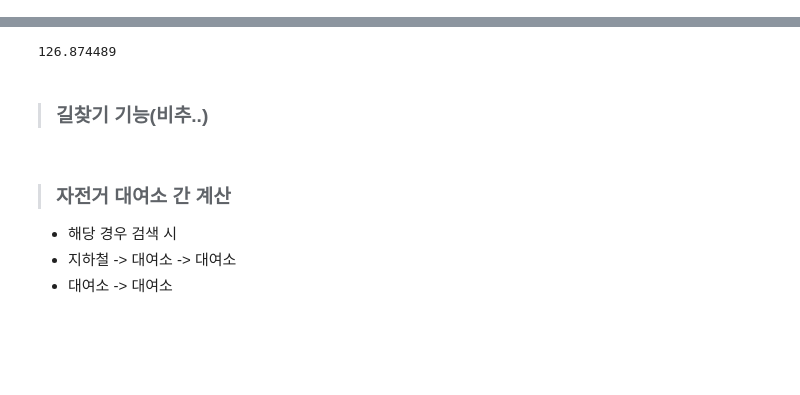
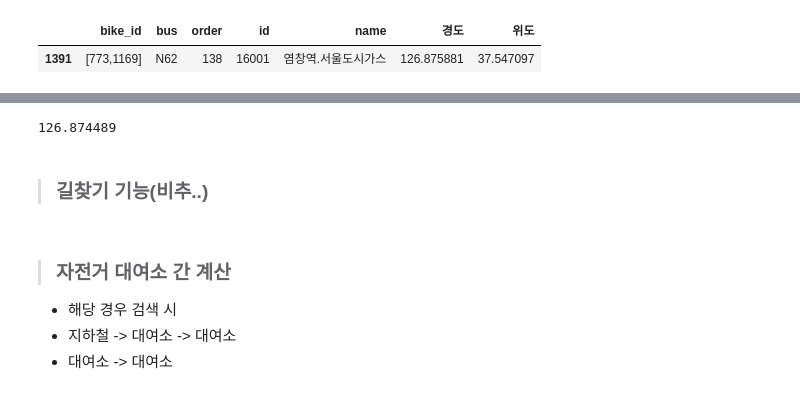
Before and after one commit to yangoos57/dataStudy, a Jupyter notebook: DA/public_bike/moon_light_ddareung/functions.ipynb, the cells around one changed output, grey strips where cells are left out. Cells and saved outputs as stored; diff of their text form; code cells hidden in the pictures; blank space fills up the shorter version.

```diff
--- a/DA/public_bike/moon_light_ddareung/functions.ipynb
+++ b/DA/public_bike/moon_light_ddareung/functions.ipynb
@@ -218,0 +39,81 @@ fig.show()
+# %%
+# 출발, 도착
+starting_point = near_bus[near_bus['name'].str.contains('염창역')] # 버스, 대여소, 역 모두 넣어놓는 리스트로 만들기
+ending_bike = 754
+ending_point = station.query("id==@ending_bike")
+
+def finding_start_end(starting_point,ending_point) :
+    # 목적지 대여소와 가까운 버스 정류장 검색 -> bus_route_near_bike
+    result_km = haversine_np(
+        ending_point["경도"].values,
+        ending_point["위도"].values,
+        near_bus["경도"].values,
+        near_bus["위도"].values,
+    )
+    near_bus_for_dist = near_bus.copy()
+    near_bus_for_dist["dist"] = result_km
+    bus_route_near_bike = (
+        near_bus_for_dist[near_bus_for_dist["dist"] < 1500]
+        .dropna()
+        # .drop_duplicates(subset=["id"])
+        .sort_values(by="id")
+    )
+    # 겹차는 노선 찾기
+    bus_route_inter = np.intersect1d(
+        bus_route_near_bike["bus"].unique(), starting_point["bus"].unique()
+    ).tolist()
+
+    # 검색 결과 없을때 검색 종료
+    if bus_route_inter == [] :
+        print('검색결과 없음')
+        # 정류장,지하철역, 대여소 등 관련 내용이 없으면 station => station 검색 함수로 옮김
+        return print('station_to_station')
+
+    # 겹치는 노선만 들어있는 버스정류장
+    starting_bus = starting_point.query("bus == @bus_route_inter")
+    ending_bus = bus_route_near_bike.query("bus == @bus_route_inter")
+
+
+    # 정류장 시작,종료 지점 모으기.. 머리 간질간질해 죽는줄..
+    bus_df = pd.DataFrame(columns=ending_bus.columns)
+    for num in bus_route_inter:
+        starting_order = starting_bus.query("bus==@num")
+        ending_order = ending_bus.sort_values(by=["dist",'order']).query("bus==@num")[:2]
+
+        # 하행인 경우 ending.max - starting.max > 0 이며 상행인 경우 그 반대임.
+
+        #하행노선 찾기
+        if ending_order['order'].max() - starting_order['order'].max() >= 0 :
+            df = starting_order.sort_values(by='order',ascending=False)[:1]
+            bus_df = bus_df.append(df)
+            df = ending_order.sort_values(by='order',ascending=False)[:1]
+            bus_df = bus_df.append(df)
+            print('후아')
+
+        #상행노선 찾기
+        elif ending_order['order'].max() - starting_order['order'].max() < 0 :
+            df = starting_order.sort_values(by='order')[:1]
+            bus_df = bus_df.append(df)
+            df = ending_order.sort_values(by='order')[:1]
+            bus_df = bus_df.append(df)
+            print('머지')
+
+
+    # 시작 위치가 1.5km이내에 있는 경우 버스 경로검색 안하도록 조치
+    if starting_order['id'].iloc[0] in bus_route_near_bike['id'].tolist() :
+        bus_df = starting_order.sort_values(by='order',ascending=False)[:1]
+        print('졸리')
+        # 아래 함수랑 연동시켜보자
+        return bus_df
+
+    # 아래 함수랑 연동시켜보자
+    return bus_df
+
+
+pick_destination=finding_start_end(starting_point, ending_point)
+
+# 추천 dist 가까운 순으로 하기
+# 만약 112클릭하면 111,112,113 버스정류장과 근처 따릉이 지도에 표시하기
+# 112와 그 주변 따릉이 색은 다른곳과 다르게 찐하게 표시하기
+pick_destination
+# %% [output]
@@ -218,0 +123,2 @@ fig.show()
+|  | bike_id | bus | order | id | name | 경도 | 위도 |
+| 1391 | [773,1169] | N62 | 138 | 16001 | 염창역.서울도시가스 | 126.875881 | 37.547097 |
```
Also changed, not shown: parts of 13 cells of this notebook, 2 other files.
